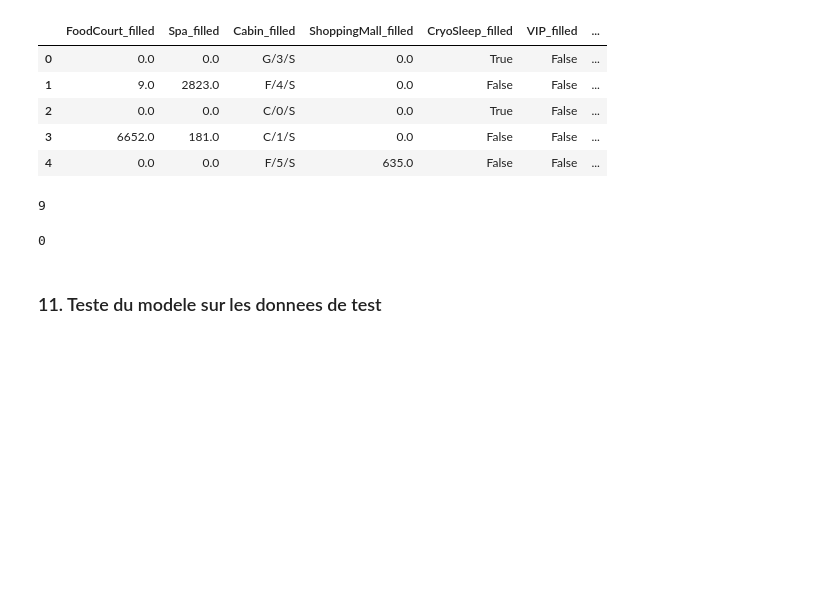
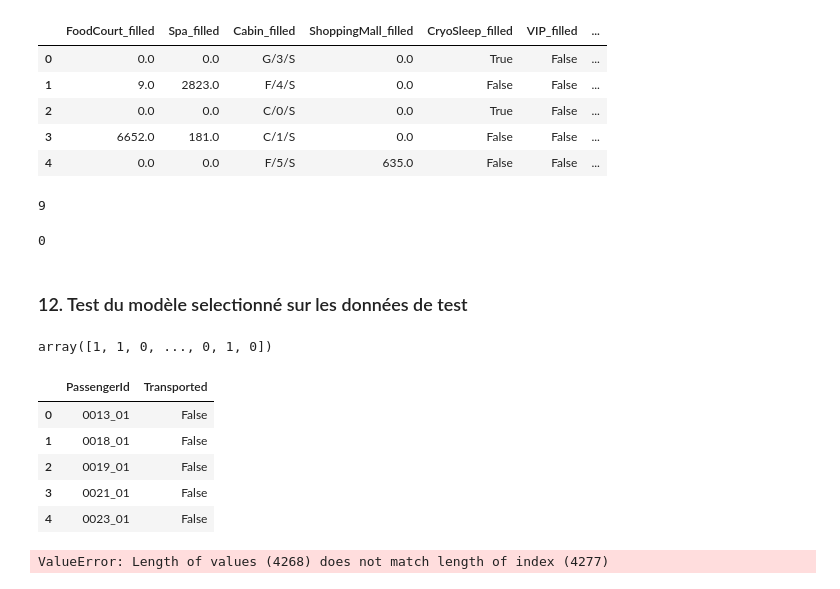
Before and after one commit to DiarafaSoukouna/project-kaggle, a Jupyter notebook: final.ipynb, the cells around one changed output. Saved outputs shown, nothing was run; the diff lists cells and outputs as text; code cells hidden in the pictures; blank space fills up the shorter version.

```diff
--- a/final.ipynb
+++ b/final.ipynb
@@ -630,4 +842,4 @@ random_result_test.duplicated().sum()
 # %% [output]
 0
 # %% [markdown]
-### 11. Teste du modele sur les donnees de test
+### 12. Test du modèle selectionné sur les données de test
@@ -633,0 +852,25 @@ random_result_test.duplicated().sum()
+# %%
+###On fait la prédiction sur les données de test
+test_predictions = selected_model.predict(random_result_test)
+test_predictions
+# %% [output]
+array([1, 1, 0, ..., 0, 1, 0])
+# %%
+sample_submission = pd.read_csv('sample_submission.csv')
+sample_submission.head()
+# %% [output]
+|  | PassengerId | Transported |
+| 0 | 0013_01 | False |
+| 1 | 0018_01 | False |
+| 2 | 0019_01 | False |
+| 3 | 0021_01 | False |
+| 4 | 0023_01 | False |
+# %%
+###On enregistre le fichier de submission
+
+sample_submission['Transported'] = test_predictions
+# tiemoko_diarafa_final_submission = pd.DataFrame({'PassengerId': sample_submission['PassengerId'], 'Transported': test_predictions})
+# tiemoko_diarafa_final_submission.to_csv('tiemoko_diarafa_final_submission.csv', index=False)
+# tiemoko_diarafa_final_submission
+# %% [output]
+ValueError: Length of values (4268) does not match length of index (4277)
```
Also changed, not shown: parts of 37 cells of this notebook, 1 other file.
